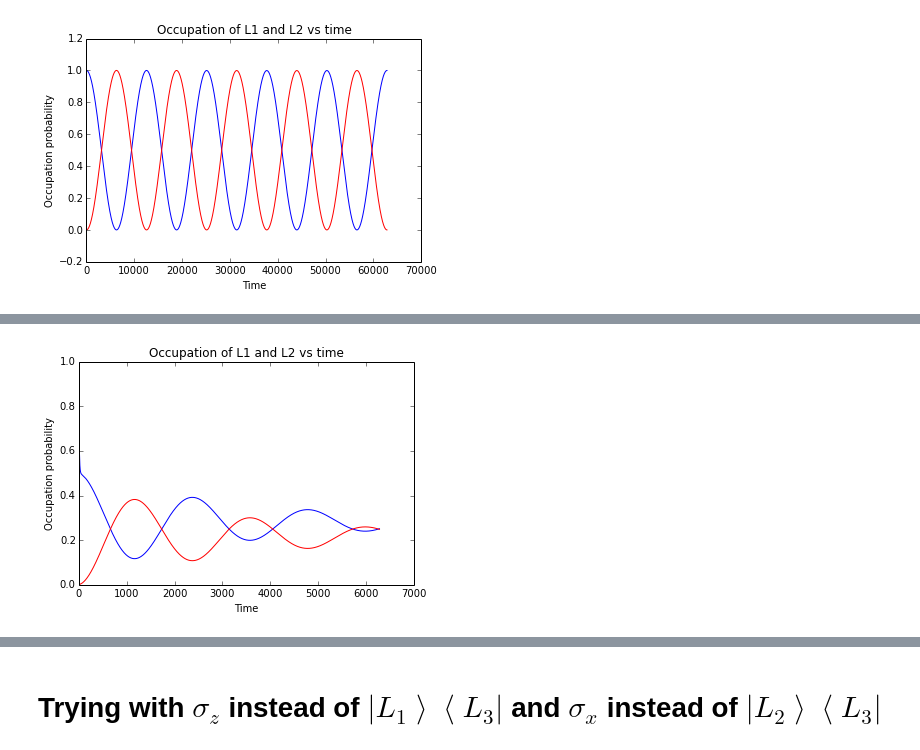
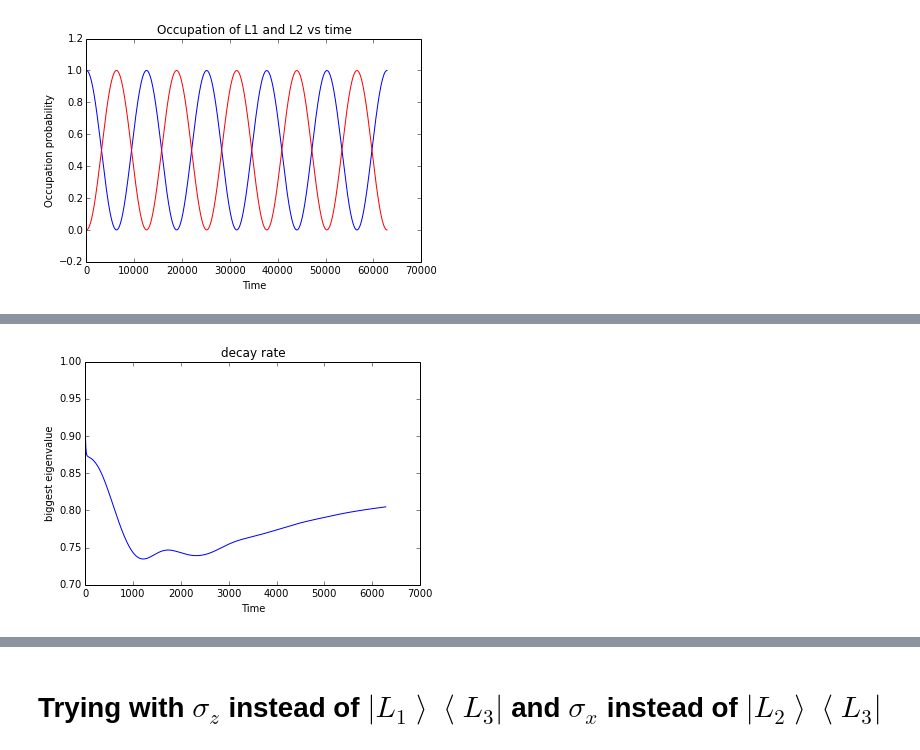
Before and after one commit to yahelg/GiladGate, a Jupyter notebook: Raman.ipynb, the cells around one changed output, grey strips where cells are left out. Drawn from its saved outputs; the diff is of its cells as text; code cells hidden in the pictures.

Commit message:
Added calculation of decay rate, hamiltonian in two forms, and out[] as a parameter The outstanding problem is that H0 = -Delta*(L1><L1 + L2><L2), and H0 = Delta(L3><L3) give different results.

```diff
--- a/Raman.ipynb
+++ b/Raman.ipynb
@@ -110,0 +555,7 @@ a.pop()
+# %%
+d = params()
+d.delta = 1
+d.gec = 100*d.gamma
+out[len(In)-1] = exper(cflag=True,eflag=True,data=d,time=20*2*pi/(d.g**2/d.delta),steps=10000)
+a = out[len(In)-1]
+a.pop()
@@ -110,0 +574,7 @@ a.pop()
+# %%
+d = params()
+d.delta = 2
+d.gec = 100*d.gamma
+out[len(In)-1] = exper(cflag=True,eflag=True,data=d,time=20*2*pi/(d.g**2/d.delta),steps=10000)
+a = out[len(In)-1]
+a.pop()
@@ -110,0 +593,7 @@ a.pop()
+# %%
+d = params()
+d.delta = 10
+d.gec = 10*d.gamma
+out[len(In)-1] = exper(cflag=True,eflag=True,data=d,time=20*2*pi/(d.g**2/d.delta),steps=10000)
+a = out[len(In)-1]
+a.pop()
@@ -110,0 +602,7 @@ a.pop()
+# %%
+d = paramsL3()
+d.delta = 10
+d.gec = 10*d.gamma
+out[len(In)-1] = exper(cflag=True,eflag=True,data=d,time=20*2*pi/(d.g**2/d.delta),steps=10000)
+a = out[len(In)-1]
+a.pop()
@@ -111,7 +622,9 @@ a.pop()
 # %%
 d = params()
 d.delta = 1
-a = exper(cflag=True,eflag=True,data=d,time=10*2*pi/(d.g**2/d.delta),steps=10000)
+d.gec = d.gamma
+out[len(In)-1] = exper(cflag=True,eflag=True,data=d,time=10*2*pi/(d.g**2/d.delta),steps=10000)
+a = out[len(In)-1]
 a.pop()
 # %% [output]
-[figure, old version]
+[figure, new version]
```
Also changed, not shown: parts of 49 cells of this notebook.
